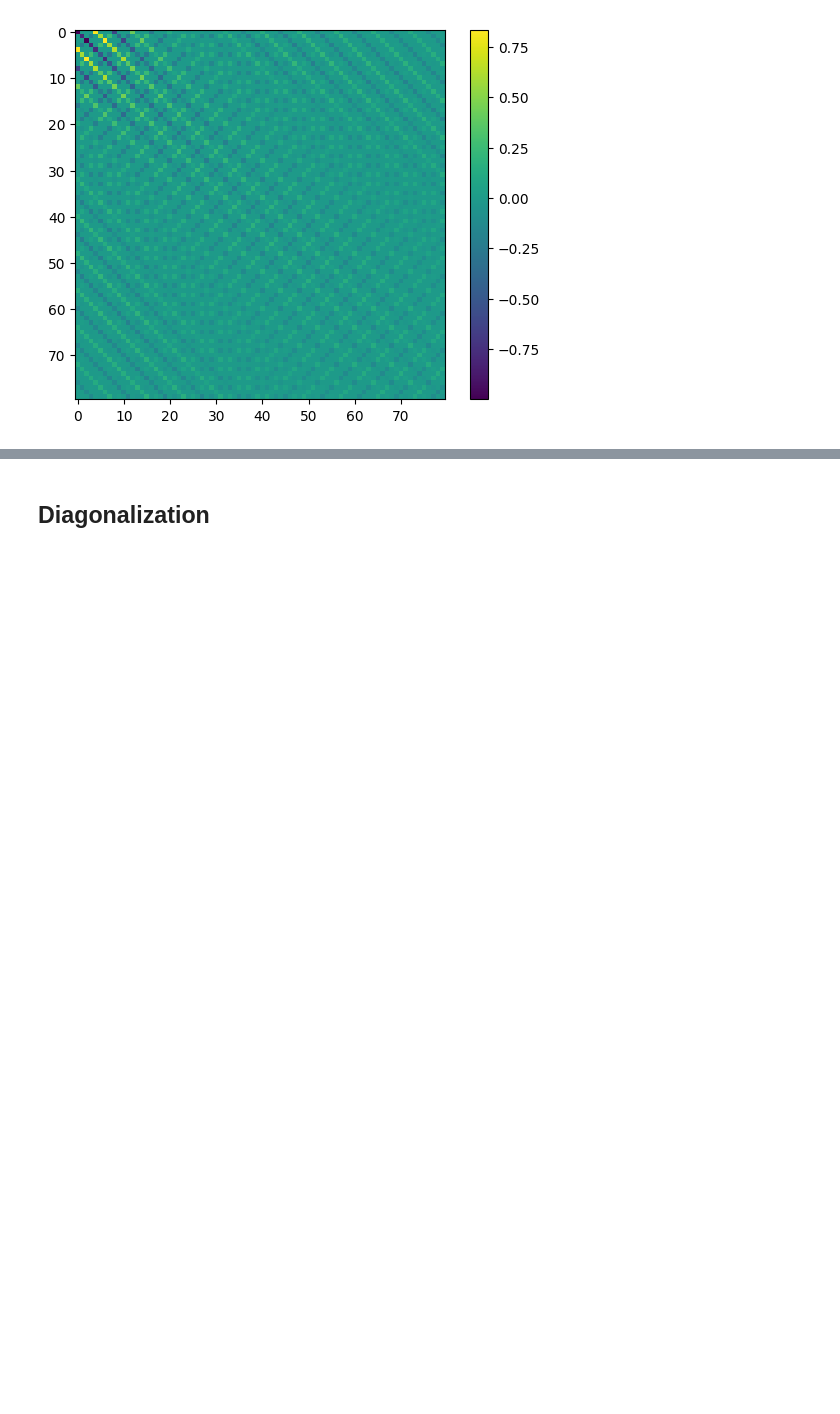
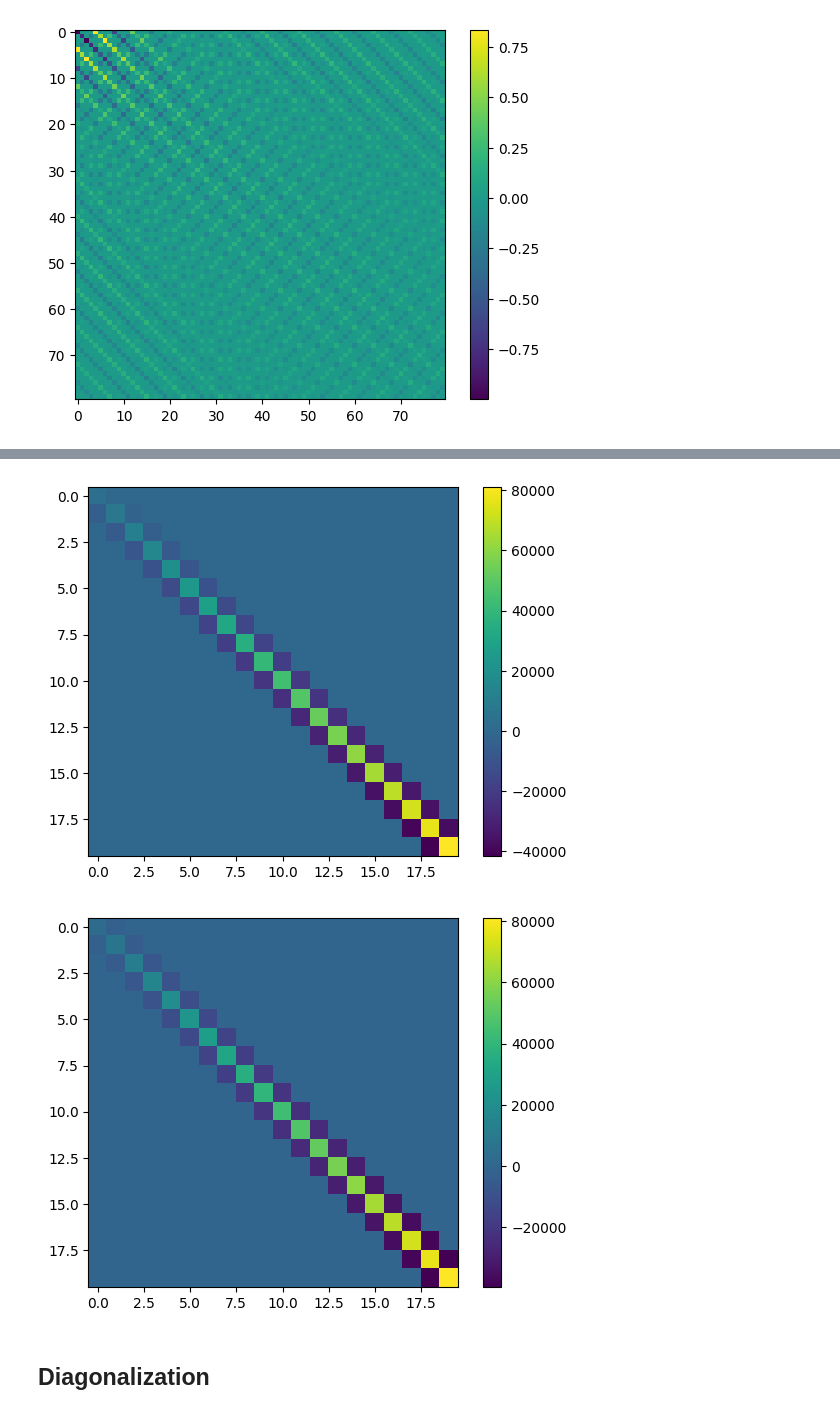
Before and after one commit to marcobeIIa/computational_physics, a Jupyter notebook: homework 2/Lusvardi_Bella_Parolini_Deuteron.ipynb, the cells around one changed output, grey strips where cells are left out. Drawn from its saved outputs; the diff is of its cells as text; code cells hidden in the pictures; blank space fills up the shorter version.

```diff
--- a/homework 2/Lusvardi_Bella_Parolini_Deuteron.ipynb
+++ b/homework 2/Lusvardi_Bella_Parolini_Deuteron.ipynb
@@ -382,21 +389,42 @@ Since the kinetic energy does not act on the spin-isospin states there is no mix
 # %%
 #Kinetic matrix
 
-K_matrix = np.zeros((n_max*4, n_max*4))
+K_matrix = np.zeros((n_max, n_max))
+K_matrix_comp = np.zeros((n_max, n_max))
 
+
+a = 1e-12* h_bar**2 *(c*1e15)**2/(2*m) #1e-12 for conversion eV**2 -> MeV - 1e-15 for conversion m -> fm
 #allocation of the values in the matrix
 
 for n in range(n_max):
     for m in range(n_max):
-        for k in range(4):
-            if m == n: #diagonal elements
-                K_matrix[4*n+k, 4*m+k] = 0.0
-            if m == n+1: #upper diagonal elements
-                K_matrix[4*n+k, 4*m+k] = 0.0
-            if m == n-1: #lower diagonal elements
-                K_matrix[4*n+k, 4*m+k] = 0.0
+        if m == n: #diagonal elements
+            K_matrix[n, m] = a * nu * (4*n+3)
+        if m == n-1: #upper diagonal elements
+            K_matrix[n, m] = - a * nu * ((2*n+2)*(2*n+3))**(1/2)
+        if m == n+1: #lower diagonal elements
+            K_matrix[n, m] = - a * nu * (2*n*(2*n+1))**(1/2)
+# %%
+num_rows = n_max
+num_cols = n_max
+
+kin_matrix = np.zeros((num_rows, num_cols))
+# Allocation of the values in the matrix
+for n in range(n_max):
+    for m in range(n_max):
+      if n==m:
+        kin_matrix[n, m] = a*nu*(4*n+3)
+      elif n==m+1:
+        kin_matrix[n, m] = -a*nu*np.sqrt(2*n*(2*n+1))
+      elif n+1==m:
+        kin_matrix[n, m] = -a*nu*np.sqrt((2*n+2)*(2*n+3))
 # %%
 # Drawing of the Kinetic Energy matrix
 draw_matrix(K_matrix)
+
+draw_matrix(kin_matrix)
+# %% [output]
+[figure, added]
+[figure, added]
 # %% [markdown]
 ## Diagonalization
```
Also changed, not shown: parts of 3 cells of this notebook, 1 other file.
